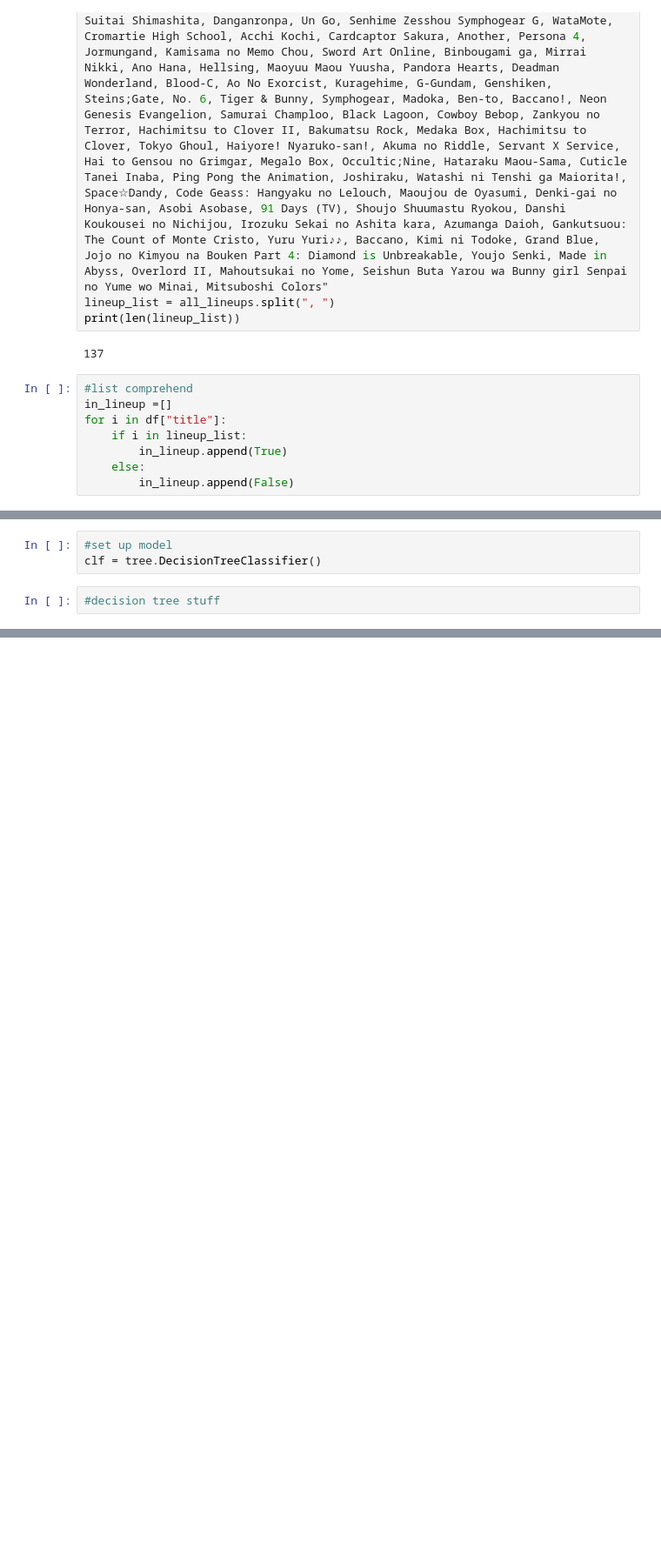
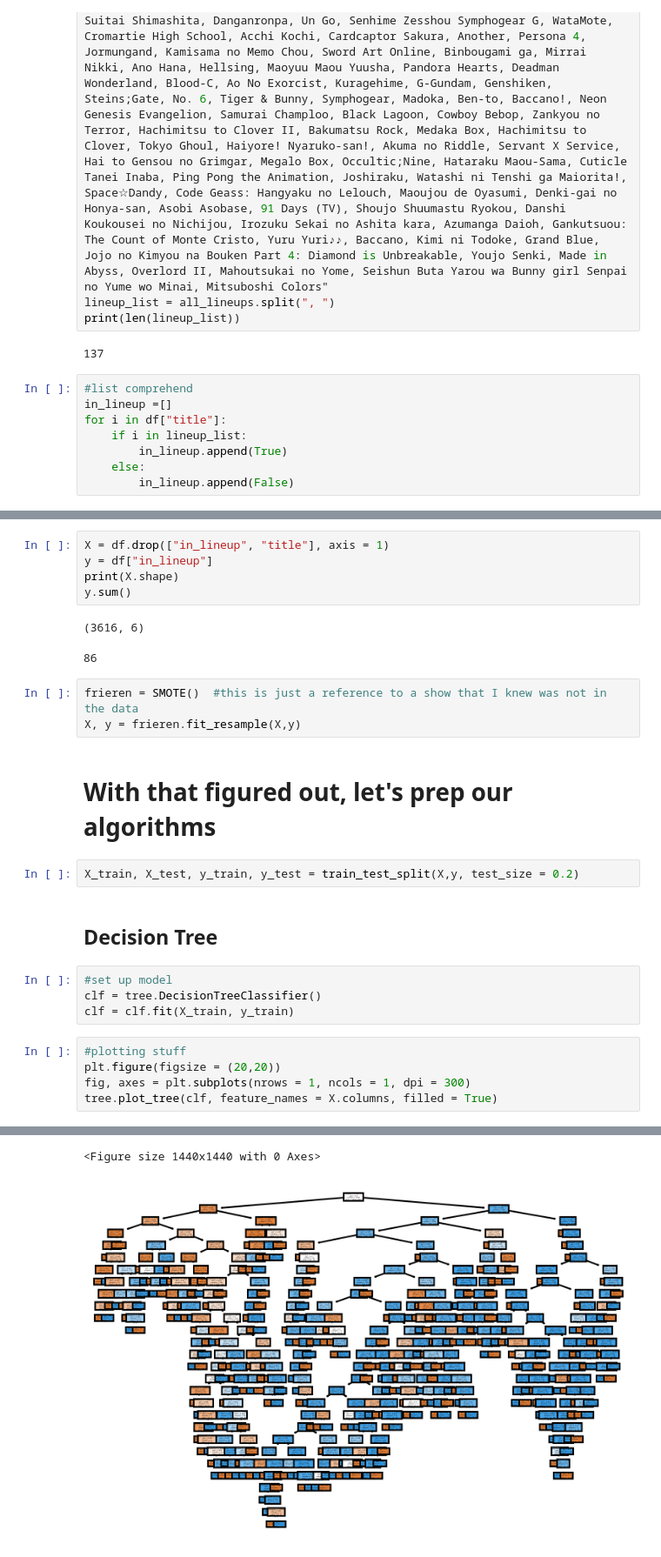
Before and after one commit to suzanneclk/MyAnimeLineup, a Jupyter notebook: Project 2 MyAnimeLineup.ipynb, the cells around one changed output, grey strips where cells are left out. Shown at 87% size. Cells and saved outputs as stored; diff of their text form; blank space fills up the shorter version.

```diff
--- a/Project 2 MyAnimeLineup.ipynb
+++ b/Project 2 MyAnimeLineup.ipynb
@@ -59,5 +121,27 @@ sns.histplot(
+# %%
+X = df.drop(["in_lineup", "title"], axis = 1)
+y = df["in_lineup"]
+print(X.shape)
+y.sum()
+# %% [output]
+(3616, 6)
+86
+# %%
+frieren = SMOTE()  #this is just a reference to a show that I knew was not in the data
+X, y = frieren.fit_resample(X,y)
+# %% [markdown]
+# With that figured out, let's prep our algorithms
+# %%
+X_train, X_test, y_train, y_test = train_test_split(X,y, test_size = 0.2)
+# %% [markdown]
+## Decision Tree
 # %%
 #set up model
 clf = tree.DecisionTreeClassifier()
+clf = clf.fit(X_train, y_train)
 # %%
-#decision tree stuff
+#plotting stuff
+plt.figure(figsize = (20,20))
+fig, axes = plt.subplots(nrows = 1, ncols = 1, dpi = 300)
+tree.plot_tree(clf, feature_names = X.columns, filled = True)
+# %% [output]
@@ -63,0 +165,2 @@ clf = tree.DecisionTreeClassifier()
+<Figure size 1440x1440 with 0 Axes>
+[figure, added]
```
Also changed, not shown: parts of 25 cells of this notebook, 1 other file.
